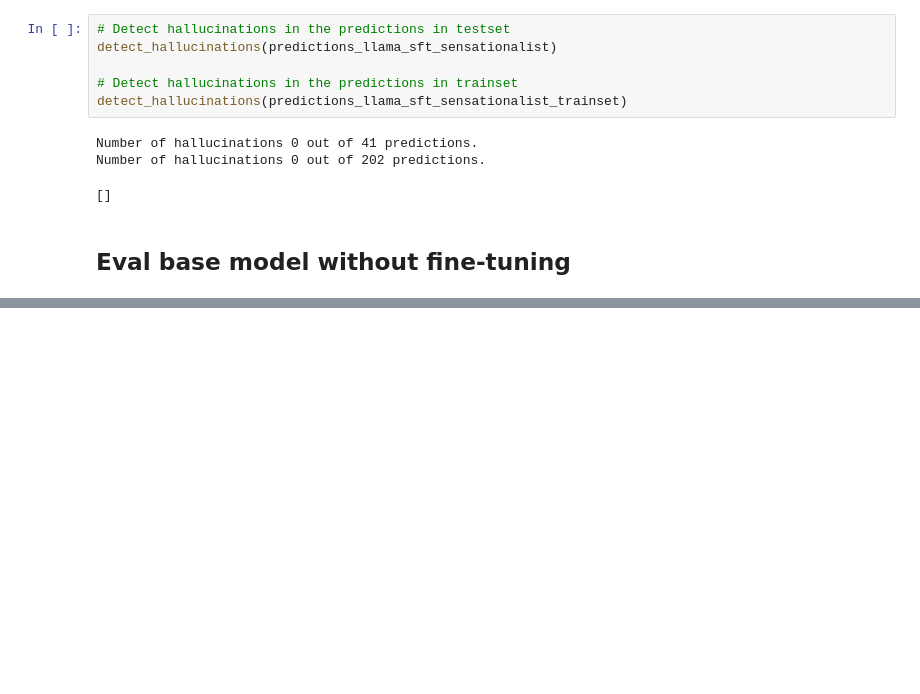
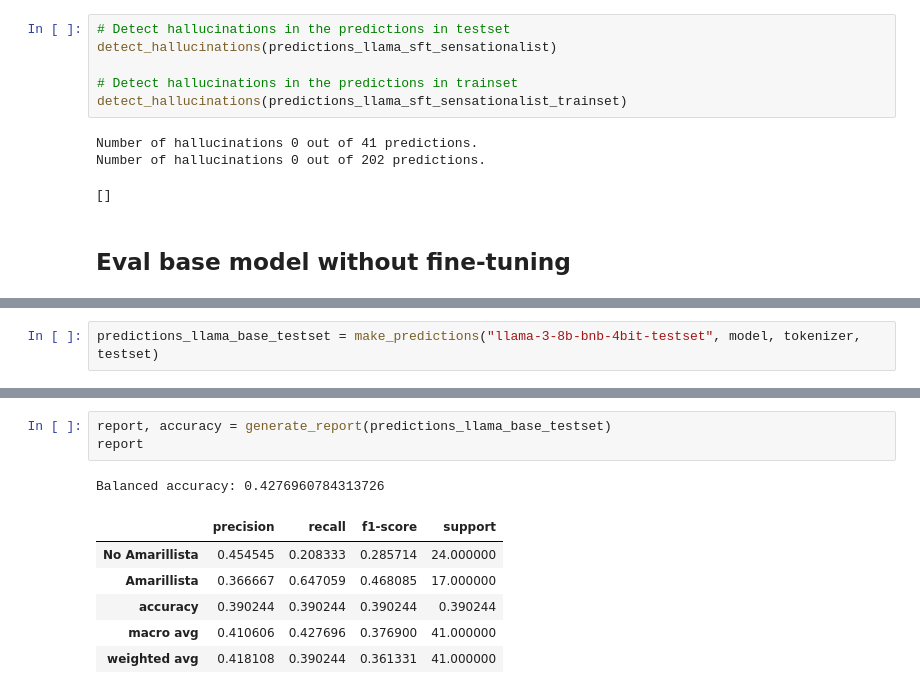
Before and after one commit to EchuCompa/Sensationalism-Detector-In-Spanish, a Jupyter notebook: eval.ipynb, the cells around one changed output, grey strips where cells are left out. Drawn from its saved outputs; the diff is of its cells as text; blank space fills up the shorter version.

Commit message:
add hallucinations analysis and predictions base model

```diff
--- a/eval.ipynb
+++ b/eval.ipynb
@@ -299,0 +274,2 @@ Setting `pad_token_id` to `eos_token_id`:128001 for open-end generation.
+# %%
+predictions_llama_base_testset = make_predictions("llama-3-8b-bnb-4bit-testset", model, tokenizer, testset)
@@ -299,0 +294,11 @@ Setting `pad_token_id` to `eos_token_id`:128001 for open-end generation.
+# %%
+report, accuracy = generate_report(predictions_llama_base_testset)
+report
+# %% [output]
+Balanced accuracy: 0.4276960784313726
+|  | precision | recall | f1-score | support |
+| No Amarillista | 0.454545 | 0.208333 | 0.285714 | 24.000000 |
+| Amarillista | 0.366667 | 0.647059 | 0.468085 | 17.000000 |
+| accuracy | 0.390244 | 0.390244 | 0.390244 | 0.390244 |
+| macro avg | 0.410606 | 0.427696 | 0.376900 | 41.000000 |
+| weighted avg | 0.418108 | 0.390244 | 0.361331 | 41.000000 |
```
Also changed, not shown: parts of 14 cells of this notebook, 2 other files.
